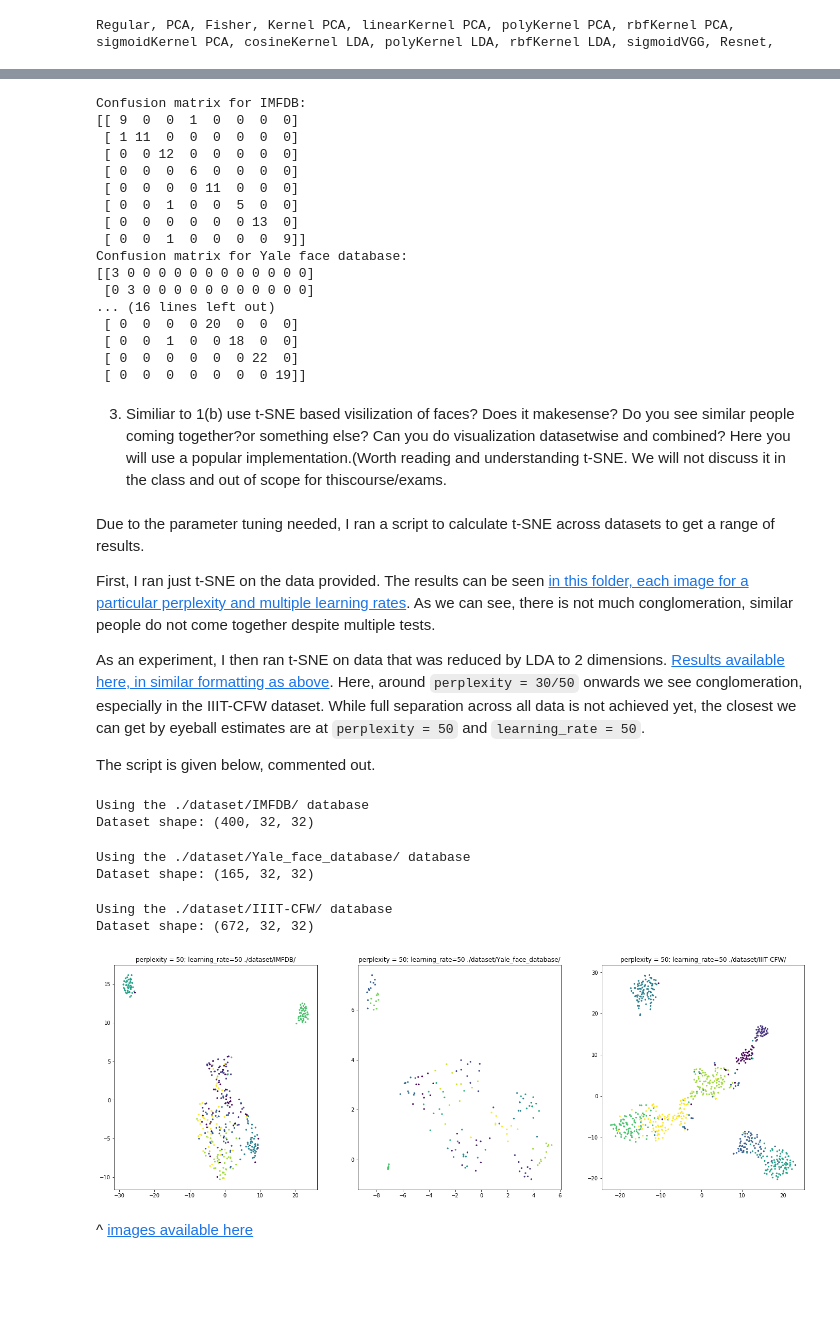
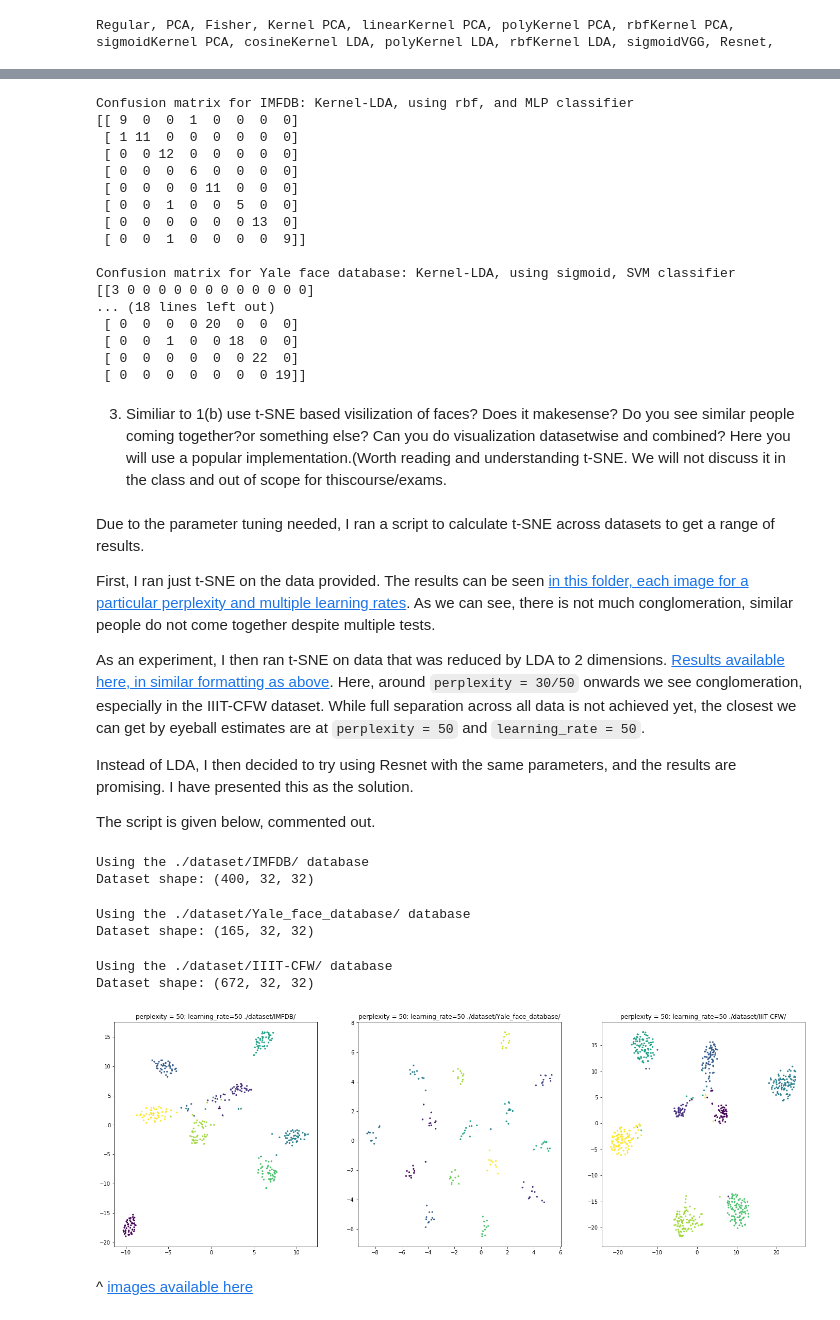
Before and after one commit to zubairabid/SMAI_Assignment2, a Jupyter notebook: 20171076.ipynb, the cells around one changed output, grey strips where cells are left out. Drawn from its saved outputs; the diff is of its cells as text; code cells hidden in the pictures; blank space fills up the shorter version.

```diff
--- a/20171076.ipynb
+++ b/20171076.ipynb
@@ -1132,15 +1133,17 @@ Resnet + MLP                  2048        0.037037  0.962963  0.960506
 # %%
 # For each dataset print the confusion matrix for the best model
-print('Confusion matrix for IMFDB:')
-print(results_fis[0]['lr'][0])
+print('Confusion matrix for IMFDB: Kernel-LDA, using rbf, and MLP classifier')
+print(results_klda_rbf[0]['mlp'][0])
+print()
 
-print('Confusion matrix for Yale face database:')
-print(results_fis[1]['mlp'][0])
+print('Confusion matrix for Yale face database: Kernel-LDA, using sigmoid, SVM classifier')
+print(results_klda_sig[1]['svm'][0])
+print()
 
 print('Confusion matrix for IIIT-CFW:')
 print(results_fis[2]['lr'][0])
 # %% [output]
-Confusion matrix for IMFDB:
+Confusion matrix for IMFDB: Kernel-LDA, using rbf, and MLP classifier
 [[ 9  0  0  1  0  0  0  0]
  [ 1 11  0  0  0  0  0  0]
  [ 0  0 12  0  0  0  0  0]
@@ -1149,10 +1152,10 @@ Confusion matrix for IMFDB:
  [ 0  0  1  0  0  5  0  0]
  [ 0  0  0  0  0  0 13  0]
  [ 0  0  1  0  0  0  0  9]]
-Confusion matrix for Yale face database:
+
+Confusion matrix for Yale face database: Kernel-LDA, using sigmoid, SVM classifier
 [[3 0 0 0 0 0 0 0 0 0 0 0 0]
- [0 3 0 0 0 0 0 0 0 0 0 0 0]
-... (16 lines left out)
+... (18 lines left out)
  [ 0  0  0  0 20  0  0  0]
  [ 0  0  1  0  0 18  0  0]
  [ 0  0  0  0  0  0 22  0]
@@ -1166,6 +1169,8 @@ First, I ran just t-SNE on the data provided. The results can be seen [in this f
 
 As an experiment, I then ran t-SNE on data that was reduced by LDA to 2 dimensions. [Results available here, in similar formatting as above](lda_tsne/). Here, around `perplexity = 30/50` onwards we see conglomeration, especially in the IIIT-CFW dataset. While full separation across all data is not achieved yet, the closest we can get by eyeball estimates are at `perplexity = 50` and `learning_rate = 50`.
 
+Instead of LDA, I then decided to try using Resnet with the same parameters, and the results are promising. I have presented this as the solution.
+
 The script is given below, commented out.
 # %%
 fig=plt.figure(figsize=(24, 8))
@@ -1173,35 +1178,38 @@ i = 0
 for dirpath in paths:
     print('Using the {0} database'.format(dirpath))
 
     X,y = load_data(dirpath)
     N,H,W = X.shape[0:3]
     C = 1 if opt['is_grayscale'] else X.shape[3]
     X = X.reshape((N,H*W*C))
 
 
     X_fis, lda = get_lda(X, y, 2)
 # X =  # feature
     k = 2 # Number of components in TSNE
 
+    X_res = get_resnet_features(dirpath)
+
     # Compute
     X_TSNE = TSNE(n_components=k, perplexity=50, learning_rate=50).fit_transform(X_fis)
+    X_TSNE_res = TSNE(n_components=k, perplexity=50, learning_rate=50).fit_transform(X_res)
 
 
     fig.add_subplot(1, 3, i+1)
     plt.title('perplexity = {0}; learning_rate={1} {2}'.format(50, 50, dirpath))
-    plt.scatter(X_TSNE[:,0],X_TSNE[:,1],c=y, s=5)
+    plt.scatter(X_TSNE_res[:,0],X_TSNE_res[:,1],c=y, s=5)
 
     i += 1
 
 plt.show()
 # %% [output]
 Using the ./dataset/IMFDB/ database
 Dataset shape: (400, 32, 32)
 Using the ./dataset/Yale_face_database/ database
 Dataset shape: (165, 32, 32)
 Using the ./dataset/IIIT-CFW/ database
 Dataset shape: (672, 32, 32)
-[figure, old version]
+[figure, new version]
 # %%
 # # Compute TSNE for different features and create a scatter plot
 # for p in [2, 5, 10, 20, 30, 50, 70, 100]:
```
Also changed, not shown: parts of 10 cells of this notebook.
